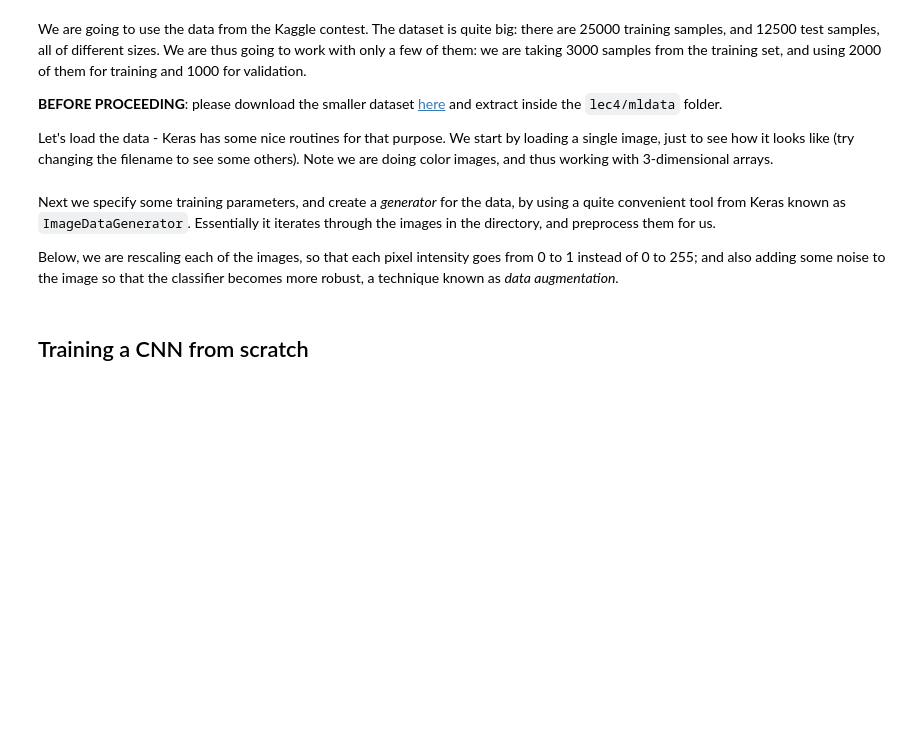
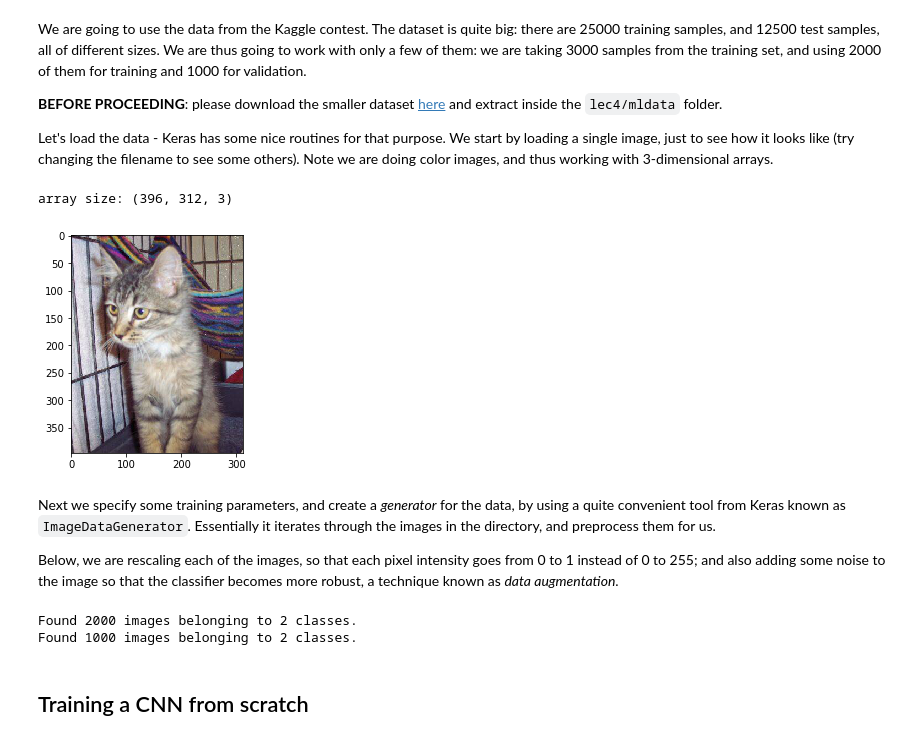
Before and after one commit to sphinxteam/mlcourse_2019, a Jupyter notebook: lec7/Transfer learning.ipynb, the cells around one changed output. Drawn from its saved outputs; the diff is of its cells as text; code cells hidden in the pictures; blank space fills up the shorter version.

```diff
--- a/lec7/Transfer learning.ipynb
+++ b/lec7/Transfer learning.ipynb
@@ -31,12 +33,15 @@ We are going to use the data from the Kaggle contest. The dataset is quite big:
 Let's load the data - Keras has some nice routines for that purpose. We start by loading a single image, just to see how it looks like (try changing the filename to see some others). Note we are doing color images, and thus working with 3-dimensional arrays.
 # %%
 # Load image and transform it to a Numpy array
-img = load_img("mldata/catsvsdogs/train/cats/cat.2.jpg")
+img = load_img("mldata/cats_and_dogs_small/train/cats/cat.2.jpg")
 x = img_to_array(img)
 print("array size:", x.shape)
 
 # Show image
-plt.imshow(x / 255.)
+plt.imshow(x / 255.);
+# %% [output]
+array size: (396, 312, 3)
+[figure, added]
 # %% [markdown]
 Next we specify some training parameters, and create a *generator* for the data, by using a quite convenient tool from Keras known as `ImageDataGenerator`. Essentially it iterates through the images in the directory, and preprocess them for us.
 
@@ -56,16 +61,19 @@ train_datagen = ImageDataGenerator(
     shear_range=0.2,
     zoom_range=0.2,
     horizontal_flip=True)
-train_generator = train_datagen.flow_from_directory("mldata/catsvsdogs/train",
+train_generator = train_datagen.flow_from_directory("mldata/cats_and_dogs_small/train",
                                                     target_size=(img_height, img_width),
                                                     batch_size=batch_size,
                                                     class_mode="binary")
 
 test_datagen = ImageDataGenerator(rescale=1./255)
-valid_generator = test_datagen.flow_from_directory("mldata/catsvsdogs/validation",
+valid_generator = test_datagen.flow_from_directory("mldata/cats_and_dogs_small/valid",
                                                    target_size=(img_height, img_width),
                                                    batch_size=batch_size,
                                                    class_mode="binary")
+# %% [output]
+Found 2000 images belonging to 2 classes.
+Found 1000 images belonging to 2 classes.
 # %% [markdown]
 ## Training a CNN from scratch
 # %% [markdown]
```
Also changed, not shown: parts of 20 cells of this notebook, 1 other file.
